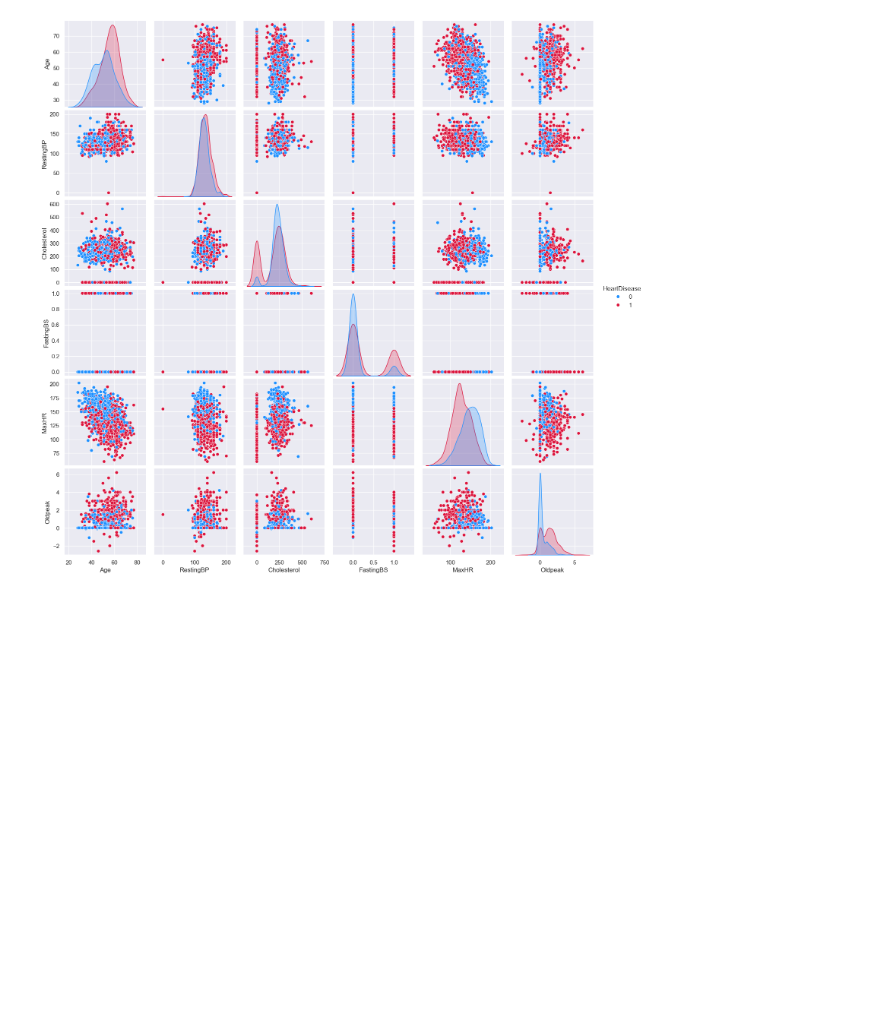
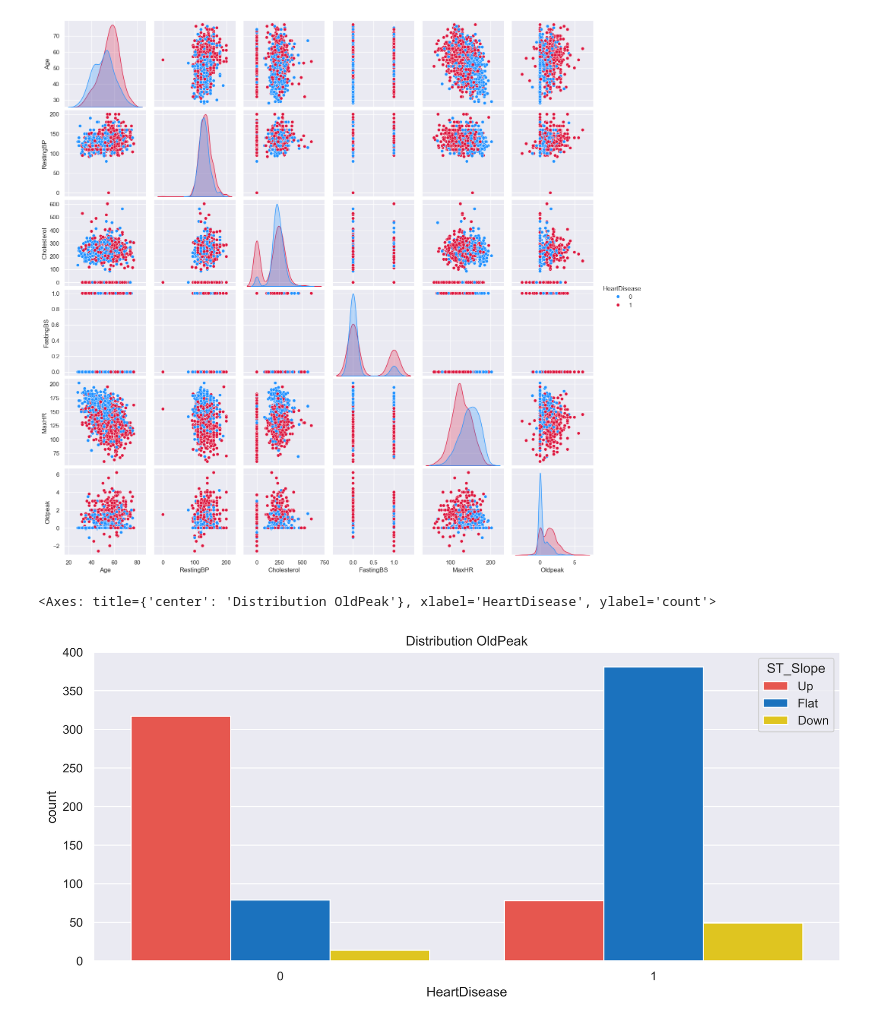
Before and after one commit to ahmedyar7/Machine-Learning-Projects, a Jupyter notebook: Heart Attack Prediction/main.ipynb, the cells around one changed output. Saved outputs shown, nothing was run; the diff lists cells and outputs as text; code cells hidden in the pictures; blank space fills up the shorter version.

```diff
--- a/Heart Attack Prediction/main.ipynb
+++ b/Heart Attack Prediction/main.ipynb
@@ -237,3 +246,20 @@ sns.pairplot(df, hue="HeartDisease", palette=["dodgerblue", "crimson"])
 # %% [output]
 <seaborn.axisgrid.PairGrid at 0x...>
 [figure]
+# %%
+plt.figure(figsize=(12, 5), dpi=500)
+plt.title("Distribution OldPeak")
+
+sns.countplot(
+    data=df,
+    x="HeartDisease",
+    hue="ST_Slope",
+    palette=[
+        "#FF4136",
+        "#0074D9",
+        "#FFDC00",
+    ],
+)
+# %% [output]
+<Axes: title={'center': 'Distribution OldPeak'}, xlabel='HeartDisease', ylabel='count'>
+[figure, added]
```
Also changed, not shown: parts of 23 cells of this notebook, 1 other file.
